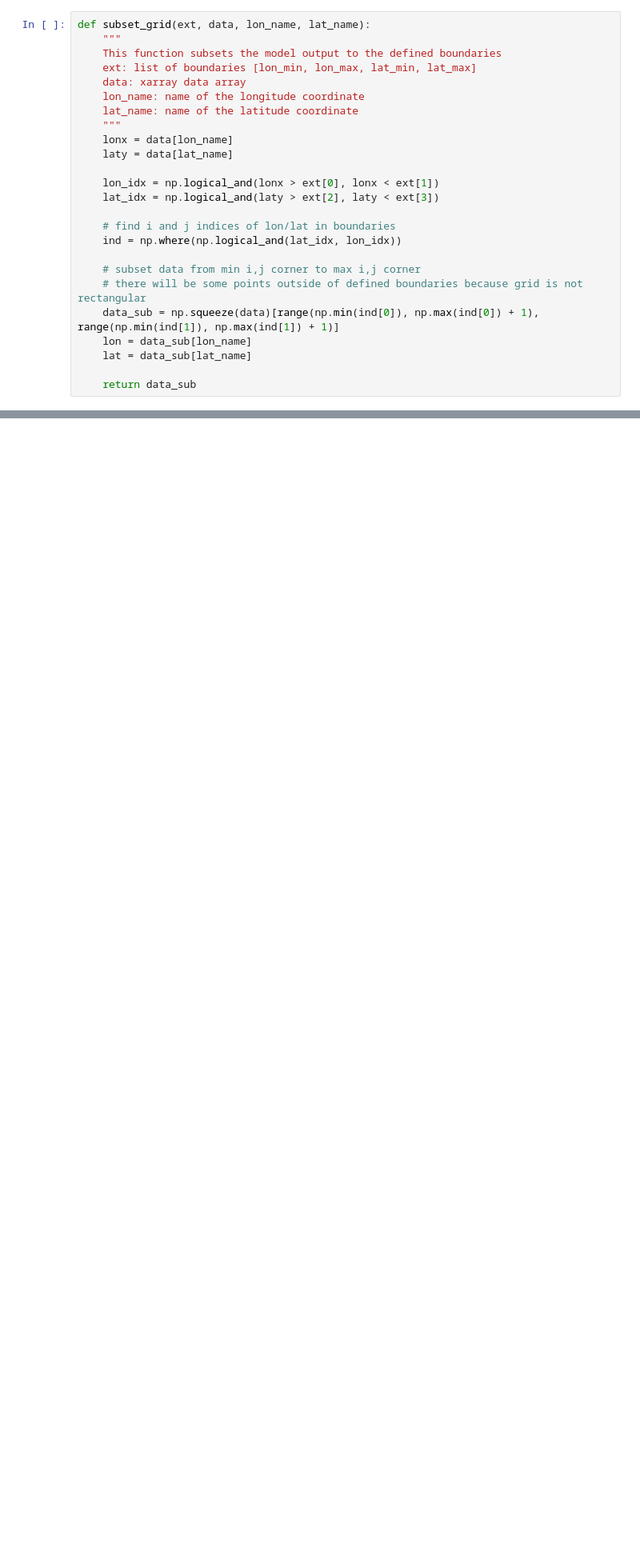
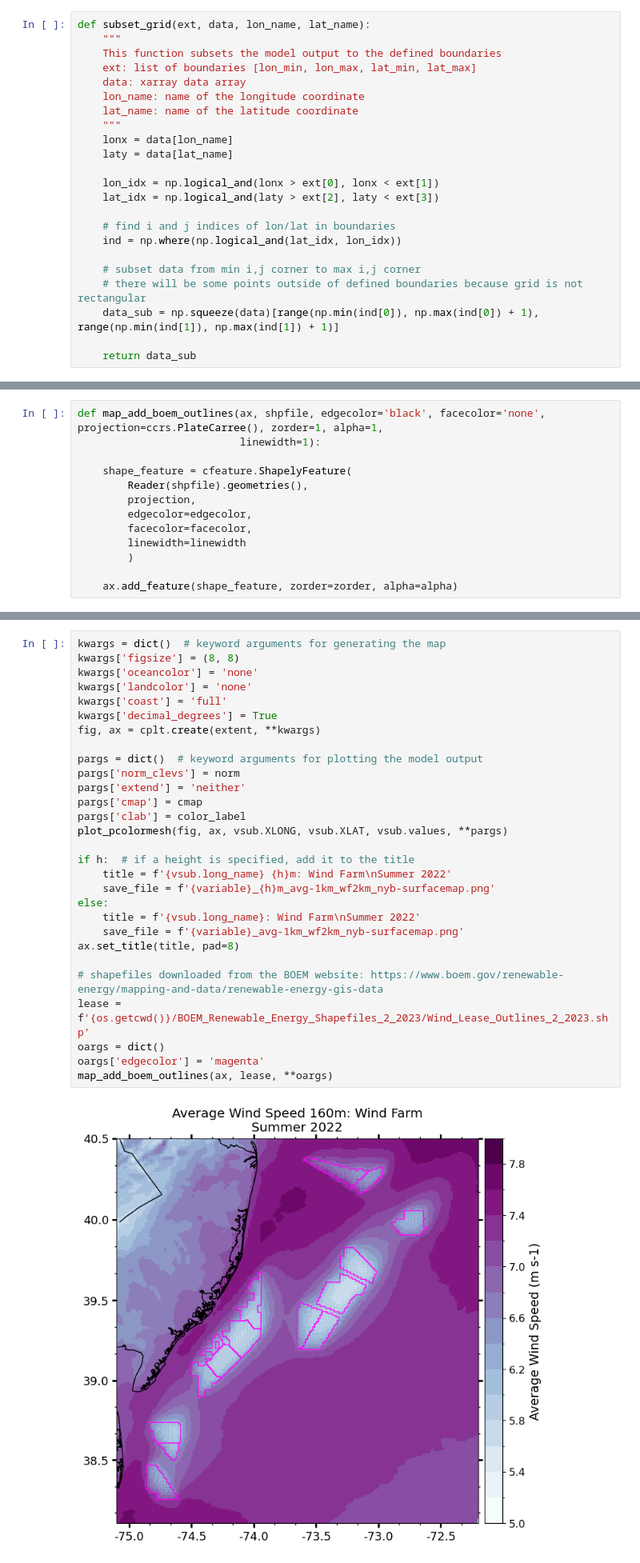
Before and after one commit to rucool/wind-science, a Jupyter notebook: rmi-ocean-mixing/surface_map_tutorial.ipynb, the cells around one changed output, grey strips where cells are left out. Shown at 80% size. Cells and saved outputs as stored; diff of their text form; blank space fills up the shorter version.

```diff
--- a/rmi-ocean-mixing/surface_map_tutorial.ipynb
+++ b/rmi-ocean-mixing/surface_map_tutorial.ipynb
@@ -164,8 +164,6 @@ def subset_grid(ext, data, lon_name, lat_name):
     # subset data from min i,j corner to max i,j corner
     # there will be some points outside of defined boundaries because grid is not rectangular
     data_sub = np.squeeze(data)[range(np.min(ind[0]), np.max(ind[0]) + 1), range(np.min(ind[1]), np.max(ind[1]) + 1)]
-    lon = data_sub[lon_name]
-    lat = data_sub[lat_name]
 
     return data_sub
 # %%
@@ -188,0 +295,13 @@ There is our subset model output! You can see the shape of the dataset is smalle
+# %%
+def map_add_boem_outlines(ax, shpfile, edgecolor='black', facecolor='none', projection=ccrs.PlateCarree(), zorder=1, alpha=1,
+                          linewidth=1):
+
+    shape_feature = cfeature.ShapelyFeature(
+        Reader(shpfile).geometries(),
+        projection,
+        edgecolor=edgecolor,
+        facecolor=facecolor,
+        linewidth=linewidth
+        )
+
+    ax.add_feature(shape_feature, zorder=zorder, alpha=alpha)
@@ -188,0 +310,31 @@ There is our subset model output! You can see the shape of the dataset is smalle
+# %%
+kwargs = dict()  # keyword arguments for generating the map
+kwargs['figsize'] = (8, 8)
+kwargs['oceancolor'] = 'none'
+kwargs['landcolor'] = 'none'
+kwargs['coast'] = 'full'
+kwargs['decimal_degrees'] = True
+fig, ax = cplt.create(extent, **kwargs)
+
+pargs = dict()  # keyword arguments for plotting the model output
+pargs['norm_clevs'] = norm
+pargs['extend'] = 'neither'
+pargs['cmap'] = cmap
+pargs['clab'] = color_label
+plot_pcolormesh(fig, ax, vsub.XLONG, vsub.XLAT, vsub.values, **pargs)
+
+if h:  # if a height is specified, add it to the title
+    title = f'{vsub.long_name} {h}m: Wind Farm\nSummer 2022'
+    save_file = f'{variable}_{h}m_avg-1km_wf2km_nyb-surfacemap.png'
+else:
+    title = f'{vsub.long_name}: Wind Farm\nSummer 2022'
+    save_file = f'{variable}_avg-1km_wf2km_nyb-surfacemap.png'
+ax.set_title(title, pad=8)
+
+# shapefiles downloaded from the BOEM website: https://www.boem.gov/renewable-energy/mapping-and-data/renewable-energy-gis-data
+lease = f'{os.getcwd()}/BOEM_Renewable_Energy_Shapefiles_2_2023/Wind_Lease_Outlines_2_2023.shp'
+oargs = dict()
+oargs['edgecolor'] = 'magenta'
+map_add_boem_outlines(ax, lease, **oargs)
+# %% [output]
+[figure, added]
```
Also changed, not shown: parts of 12 cells of this notebook.
